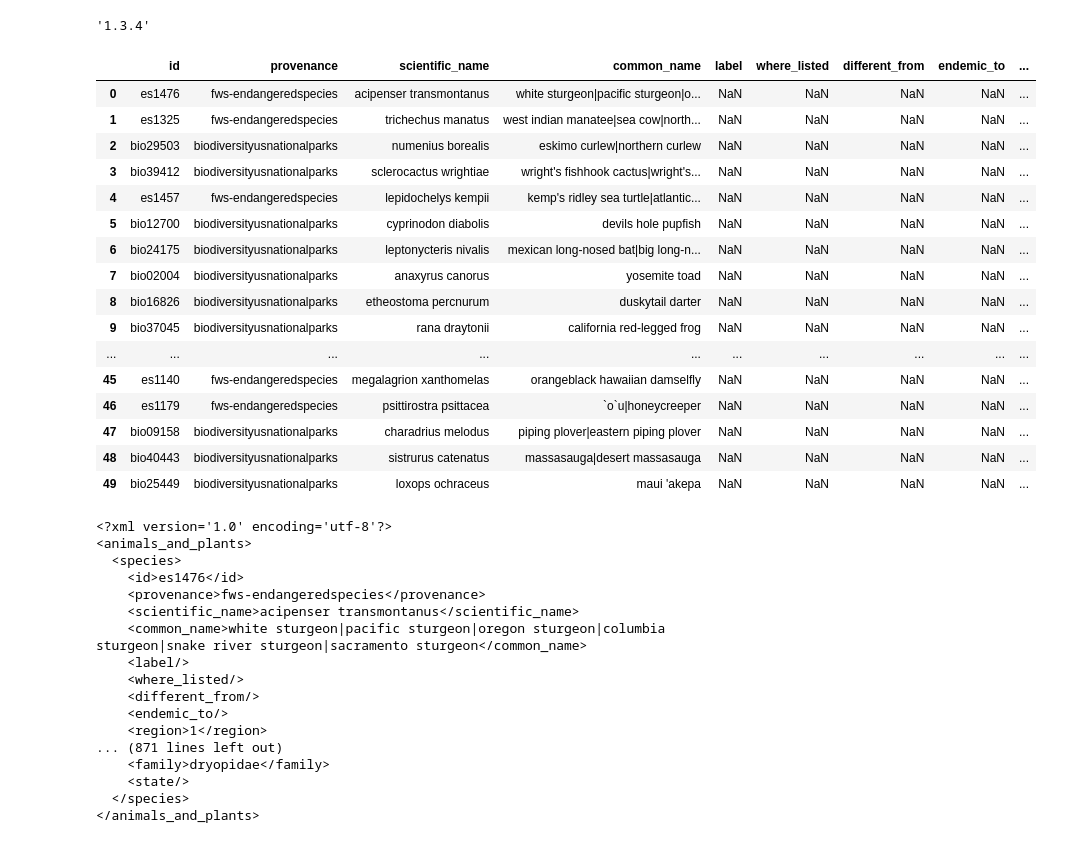
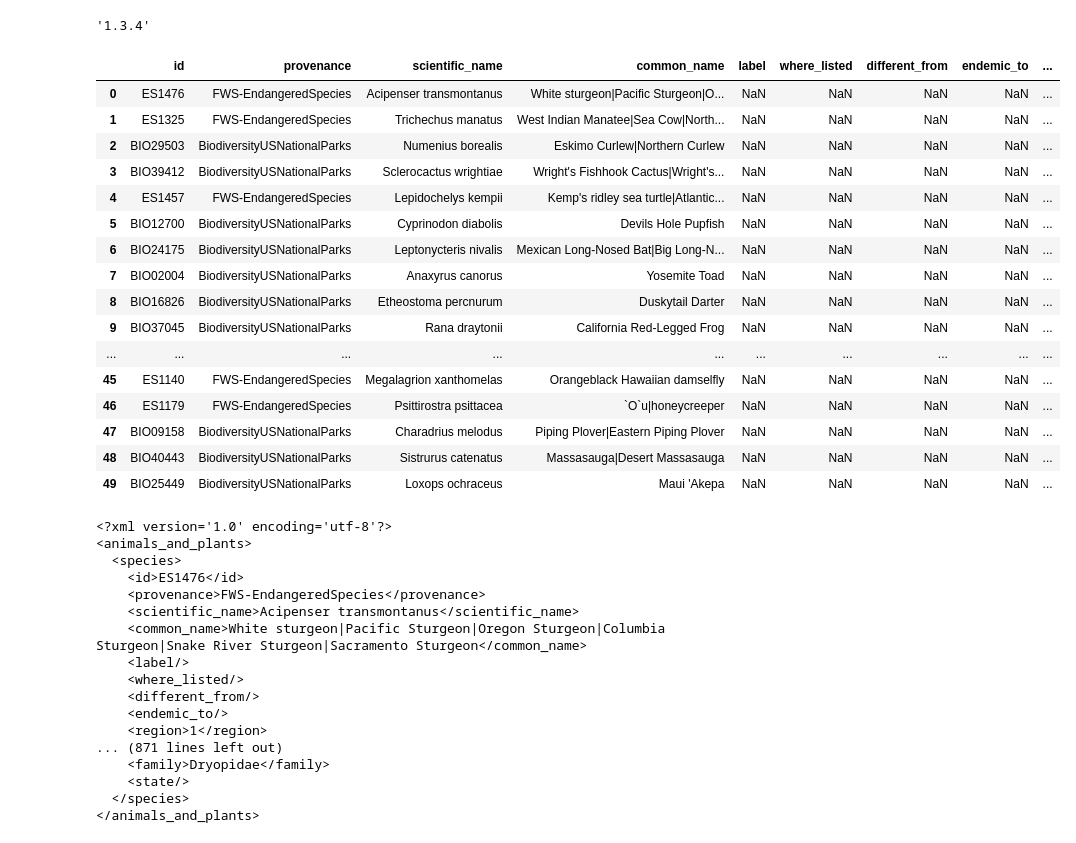
Before and after one commit to till22G/Web_Data_Integration_Project, a Jupyter notebook: notebooks/CreateManualGoldstandard.ipynb, the cells around one changed output. Cells and saved outputs as stored; diff of their text form; code cells hidden in the pictures.

Commit message:
changed goldstandard back from all lowercase to normal

```diff
--- a/notebooks/CreateManualGoldstandard.ipynb
+++ b/notebooks/CreateManualGoldstandard.ipynb
@@ -9,47 +9,47 @@ pd.__version__
 # %%
 # load goldstandard .csv-file into dataframe
 gs_data_path = '../Data/goldstandard_man.csv'
 gs = pd.read_csv(gs_data_path, sep=';')
 
 # lower column names
 gs.columns = gs.columns.str.lower()
-gs= gs.applymap(lambda s:s.lower() if type(s) == str else s)
+#gs= gs.applymap(lambda s:s.lower() if type(s) == str else s)
 gs.head(50)
 # %% [output]
 |  | id | provenance | scientific_name | common_name | label | where_listed | different_from | endemic_to | ... |
-| 0 | es1476 | fws-endangeredspecies | acipenser transmontanus | white sturgeon|pacific sturgeon|o... | NaN | NaN | NaN | NaN | ... |
-| 1 | es1325 | fws-endangeredspecies | trichechus manatus | west indian manatee|sea cow|north... | NaN | NaN | NaN | NaN | ... |
-| 2 | bio29503 | biodiversityusnationalparks | numenius borealis | eskimo curlew|northern curlew | NaN | NaN | NaN | NaN | ... |
-| 3 | bio39412 | biodiversityusnationalparks | sclerocactus wrightiae | wright's fishhook cactus|wright's... | NaN | NaN | NaN | NaN | ... |
-| 4 | es1457 | fws-endangeredspecies | lepidochelys kempii | kemp's ridley sea turtle|atlantic... | NaN | NaN | NaN | NaN | ... |
-| 5 | bio12700 | biodiversityusnationalparks | cyprinodon diabolis | devils hole pupfish | NaN | NaN | NaN | NaN | ... |
-| 6 | bio24175 | biodiversityusnationalparks | leptonycteris nivalis | mexican long-nosed bat|big long-n... | NaN | NaN | NaN | NaN | ... |
-| 7 | bio02004 | biodiversityusnationalparks | anaxyrus canorus | yosemite toad | NaN | NaN | NaN | NaN | ... |
-| 8 | bio16826 | biodiversityusnationalparks | etheostoma percnurum | duskytail darter | NaN | NaN | NaN | NaN | ... |
-| 9 | bio37045 | biodiversityusnationalparks | rana draytonii | california red-legged frog | NaN | NaN | NaN | NaN | ... |
+| 0 | ES1476 | FWS-EndangeredSpecies | Acipenser transmontanus | White sturgeon|Pacific Sturgeon|O... | NaN | NaN | NaN | NaN | ... |
+| 1 | ES1325 | FWS-EndangeredSpecies | Trichechus manatus | West Indian Manatee|Sea Cow|North... | NaN | NaN | NaN | NaN | ... |
+| 2 | BIO29503 | BiodiversityUSNationalParks | Numenius borealis | Eskimo Curlew|Northern Curlew | NaN | NaN | NaN | NaN | ... |
+| 3 | BIO39412 | BiodiversityUSNationalParks | Sclerocactus wrightiae | Wright's Fishhook Cactus|Wright's... | NaN | NaN | NaN | NaN | ... |
+| 4 | ES1457 | FWS-EndangeredSpecies | Lepidochelys kempii | Kemp's ridley sea turtle|Atlantic... | NaN | NaN | NaN | NaN | ... |
+| 5 | BIO12700 | BiodiversityUSNationalParks | Cyprinodon diabolis | Devils Hole Pupfish | NaN | NaN | NaN | NaN | ... |
+| 6 | BIO24175 | BiodiversityUSNationalParks | Leptonycteris nivalis | Mexican Long-Nosed Bat|Big Long-N... | NaN | NaN | NaN | NaN | ... |
+| 7 | BIO02004 | BiodiversityUSNationalParks | Anaxyrus canorus | Yosemite Toad | NaN | NaN | NaN | NaN | ... |
+| 8 | BIO16826 | BiodiversityUSNationalParks | Etheostoma percnurum | Duskytail Darter | NaN | NaN | NaN | NaN | ... |
+| 9 | BIO37045 | BiodiversityUSNationalParks | Rana draytonii | California Red-Legged Frog | NaN | NaN | NaN | NaN | ... |
 | ... | ... | ... | ... | ... | ... | ... | ... | ... | ... |
-| 45 | es1140 | fws-endangeredspecies | megalagrion xanthomelas | orangeblack hawaiian damselfly | NaN | NaN | NaN | NaN | ... |
-| 46 | es1179 | fws-endangeredspecies | psittirostra psittacea | `o`u|honeycreeper | NaN | NaN | NaN | NaN | ... |
-| 47 | bio09158 | biodiversityusnationalparks | charadrius melodus | piping plover|eastern piping plover | NaN | NaN | NaN | NaN | ... |
-| 48 | bio40443 | biodiversityusnationalparks | sistrurus catenatus | massasauga|desert massasauga | NaN | NaN | NaN | NaN | ... |
-| 49 | bio25449 | biodiversityusnationalparks | loxops ochraceus | maui 'akepa | NaN | NaN | NaN | NaN | ... |
+| 45 | ES1140 | FWS-EndangeredSpecies | Megalagrion xanthomelas | Orangeblack Hawaiian damselfly | NaN | NaN | NaN | NaN | ... |
+| 46 | ES1179 | FWS-EndangeredSpecies | Psittirostra psittacea | `O`u|honeycreeper | NaN | NaN | NaN | NaN | ... |
+| 47 | BIO09158 | BiodiversityUSNationalParks | Charadrius melodus | Piping Plover|Eastern Piping Plover | NaN | NaN | NaN | NaN | ... |
+| 48 | BIO40443 | BiodiversityUSNationalParks | Sistrurus catenatus | Massasauga|Desert Massasauga | NaN | NaN | NaN | NaN | ... |
+| 49 | BIO25449 | BiodiversityUSNationalParks | Loxops ochraceus | Maui 'Akepa | NaN | NaN | NaN | NaN | ... |
 # %%
 print(gs.to_xml(index=False, root_name='animals_and_plants', row_name='species'))
 # %% [output]
 <?xml version='1.0' encoding='utf-8'?>
 <animals_and_plants>
   <species>
-    <id>es1476</id>
-    <provenance>fws-endangeredspecies</provenance>
-    <scientific_name>acipenser transmontanus</scientific_name>
-    <common_name>white sturgeon|pacific sturgeon|oregon sturgeon|columbia sturgeon|snake river sturgeon|sacramento sturgeon</common_name>
+    <id>ES1476</id>
+    <provenance>FWS-EndangeredSpecies</provenance>
+    <scientific_name>Acipenser transmontanus</scientific_name>
+    <common_name>White sturgeon|Pacific Sturgeon|Oregon Sturgeon|Columbia Sturgeon|Snake River Sturgeon|Sacramento Sturgeon</common_name>
     <label/>
     <where_listed/>
     <different_from/>
     <endemic_to/>
     <region>1</region>
 ... (871 lines left out)
-    <family>dryopidae</family>
+    <family>Dryopidae</family>
     <state/>
   </species>
 </animals_and_plants>
```
Also changed, not shown: 2 other files.
